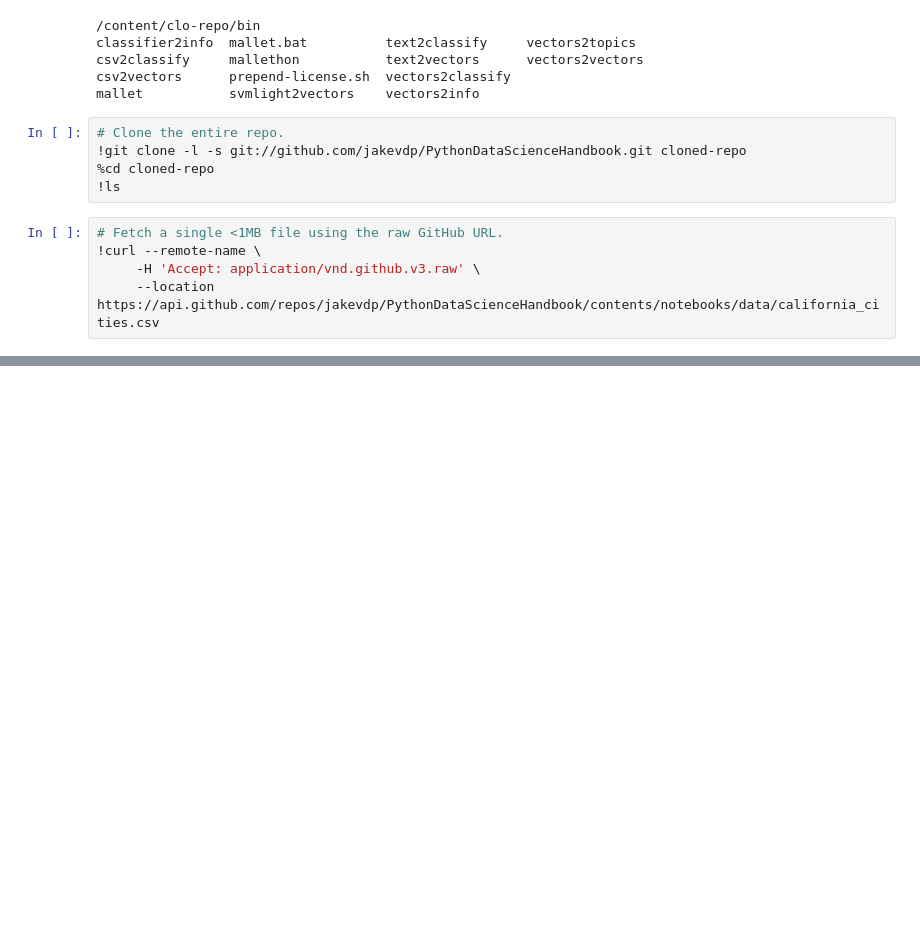
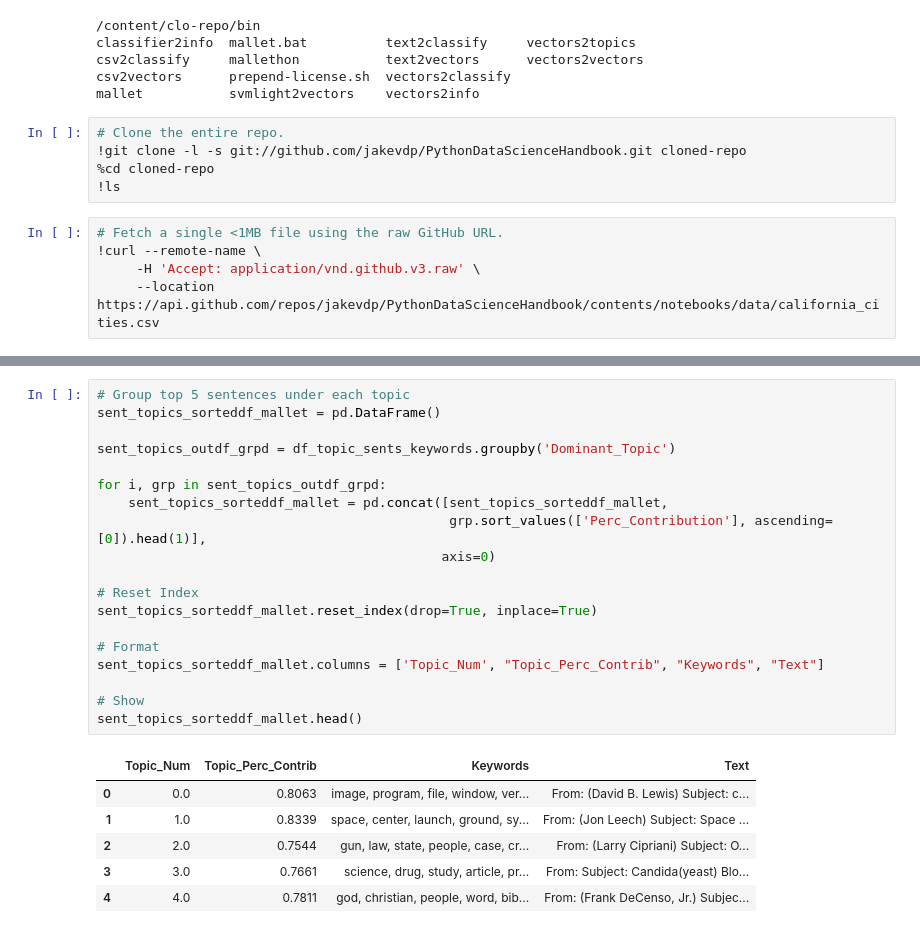
Before and after one commit to PalinMemoi/SupratipLDA, a Jupyter notebook: LDATopicinvestigation.ipynb, the cells around one changed output, grey strips where cells are left out. Drawn from its saved outputs; the diff is of its cells as text; blank space fills up the shorter version.

```diff
--- a/LDATopicinvestigation.ipynb
+++ b/LDATopicinvestigation.ipynb
@@ -314,0 +542,26 @@ NameError: ignored
+# %%
+# Group top 5 sentences under each topic
+sent_topics_sorteddf_mallet = pd.DataFrame()
+
+sent_topics_outdf_grpd = df_topic_sents_keywords.groupby('Dominant_Topic')
+
+for i, grp in sent_topics_outdf_grpd:
+    sent_topics_sorteddf_mallet = pd.concat([sent_topics_sorteddf_mallet,
+                                             grp.sort_values(['Perc_Contribution'], ascending=[0]).head(1)],
+                                            axis=0)
+
+# Reset Index
+sent_topics_sorteddf_mallet.reset_index(drop=True, inplace=True)
+
+# Format
+sent_topics_sorteddf_mallet.columns = ['Topic_Num', "Topic_Perc_Contrib", "Keywords", "Text"]
+
+# Show
+sent_topics_sorteddf_mallet.head()
+# %% [output]
+|  | Topic_Num | Topic_Perc_Contrib | Keywords | Text |
+| 0 | 0.0 | 0.8063 | image, program, file, window, ver... | From: (David B. Lewis) Subject: c... |
+| 1 | 1.0 | 0.8339 | space, center, launch, ground, sy... | From: (Jon Leech) Subject: Space ... |
+| 2 | 2.0 | 0.7544 | gun, law, state, people, case, cr... | From: (Larry Cipriani) Subject: O... |
+| 3 | 3.0 | 0.7661 | science, drug, study, article, pr... | From: Subject: Candida(yeast) Blo... |
+| 4 | 4.0 | 0.7811 | god, christian, people, word, bib... | From: (Frank DeCenso, Jr.) Subjec... |
```
Also changed, not shown: parts of 25 cells of this notebook.
